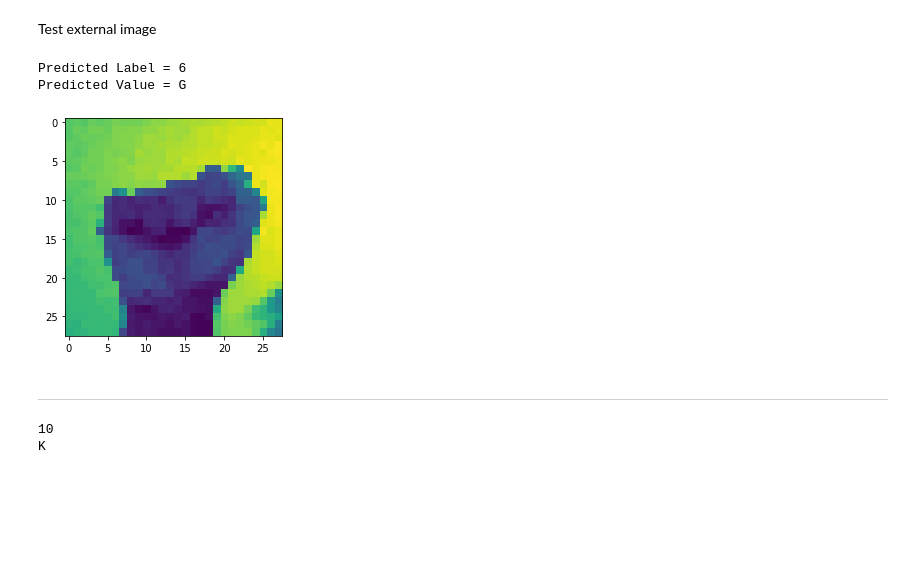
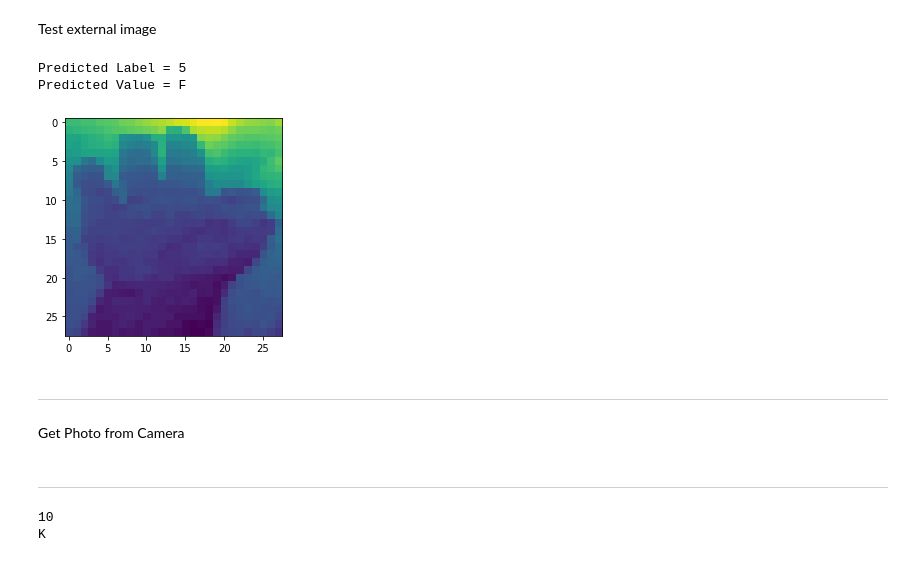
Before and after one commit to sanjit1995/SignsLanguage_MNIST, a Jupyter notebook: SignsMNIST_2.ipynb, the cells around one changed output. Cells and saved outputs as stored; diff of their text form; code cells hidden in the pictures; blank space fills up the shorter version.

```diff
--- a/SignsMNIST_2.ipynb
+++ b/SignsMNIST_2.ipynb
@@ -32,7 +33,7 @@ from keras.models import Sequential
 # %%
 # load the model from disk
 filename = '/content/drive/My Drive/Colab Notebooks/data/SignLanguageMNIST/signLanguage_modelCNN_diffApproach.pkl'
-model = pickle.load(open(filename, 'rb'))
+cModel = pickle.load(open(filename, 'rb'))
 # %%
 #loadata
 train=pd.read_csv('/content/drive/My Drive/Colab Notebooks/data/SignLanguageMNIST/sign_mnist_train.csv')
@@ -221,24 +221,43 @@ print(no_matches_arr)
 Test external image
 # %%
 import cv2
-img = cv2.imread('/content/download.jpg', cv2.IMREAD_GRAYSCALE)
+img = cv2.imread('/content/sample4_croppedFromObjectDetection.jpg', cv2.IMREAD_GRAYSCALE)
 im_new = cv2.resize(img, (28, 28))
+plt.figure()
 plt.imshow(im_new.reshape(28,28))
 reg_pred = cModel.predict(np.expand_dims(im_new.reshape(28,28,1),axis=0))
 reg_pred=(reg_pred.reshape(24,))
 reg_pred=list(reg_pred)
+cp_pred = reg_pred.copy()
+cp_pred.sort()
+cp_pred = cp_pred[-5:]
+other1 = reg_pred.index(cp_pred[3])
+other2 = reg_pred.index(cp_pred[2])
+other3 = reg_pred.index(cp_pred[1])
+other4 = reg_pred.index(cp_pred[0])
+#print(reg_pred)
 max_value = max(reg_pred)
 max_index = reg_pred.index(max_value)
 print("Predicted Label = " + str(max_index))
 num2alpha_mod = {
     0: "A", 1: "B", 2: "C", 3: "D", 4: "E", 5: "F", 6: "G", 7: "H", 8: "I", 9: "K", 10: "L", 11: "M", 12: "N",
     13: "O", 14: "P", 15: "Q", 16: "R", 17: "S", 18: "T", 19: "U", 20: "V", 21: "W", 22: "X", 23: "Y"
 }
 pred = num2alpha_mod[max_index]
 print("Predicted Value = " + str(pred))
+other1_pred = num2alpha_mod[other1]
+#print("Next Possibility = " + str(other1_pred))
+other2_pred = num2alpha_mod[other2]
+#print("Other Possibility = " + str(other2_pred))
+other3_pred = num2alpha_mod[other3]
+#print("Other2 Possibility = " + str(other3_pred))
+other4_pred = num2alpha_mod[other4]
+#print("Other3 Possibility = " + str(other4_pred))
 # %% [output]
-Predicted Label = 6
-Predicted Value = G
+Predicted Label = 5
+Predicted Value = F
-[figure, old version]
+[figure, new version]
 # %% [markdown]
 ------------------------------------------------------------
+# %% [markdown]
+Get Photo from Camera
@@ -244,0 +319,2 @@ Predicted Value = G
+# %% [markdown]
+-------------------------------------------------------------
```
Also changed, not shown: parts of 7 cells of this notebook.
